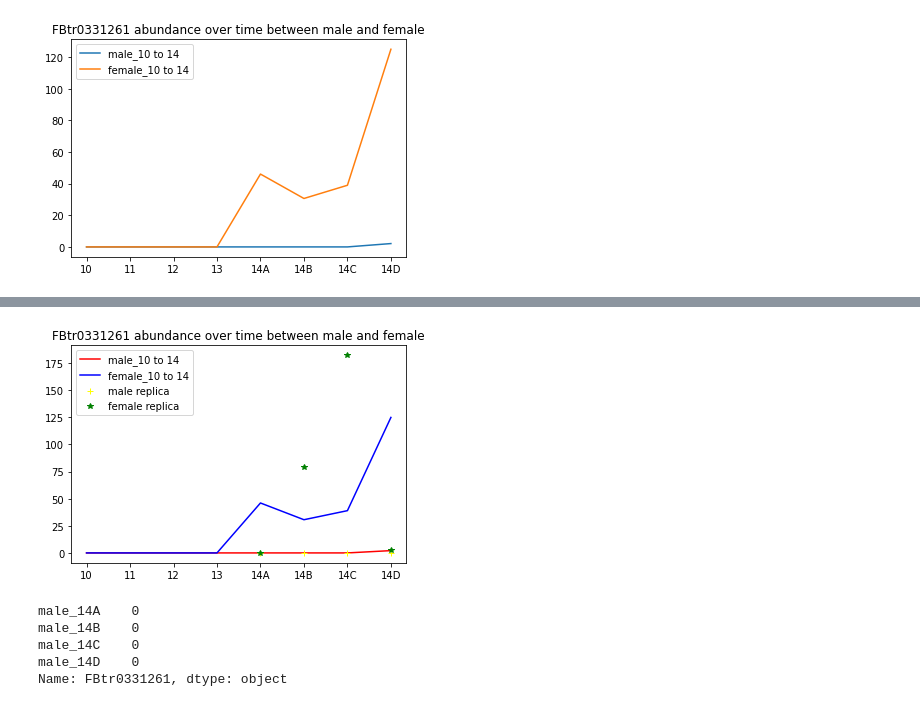
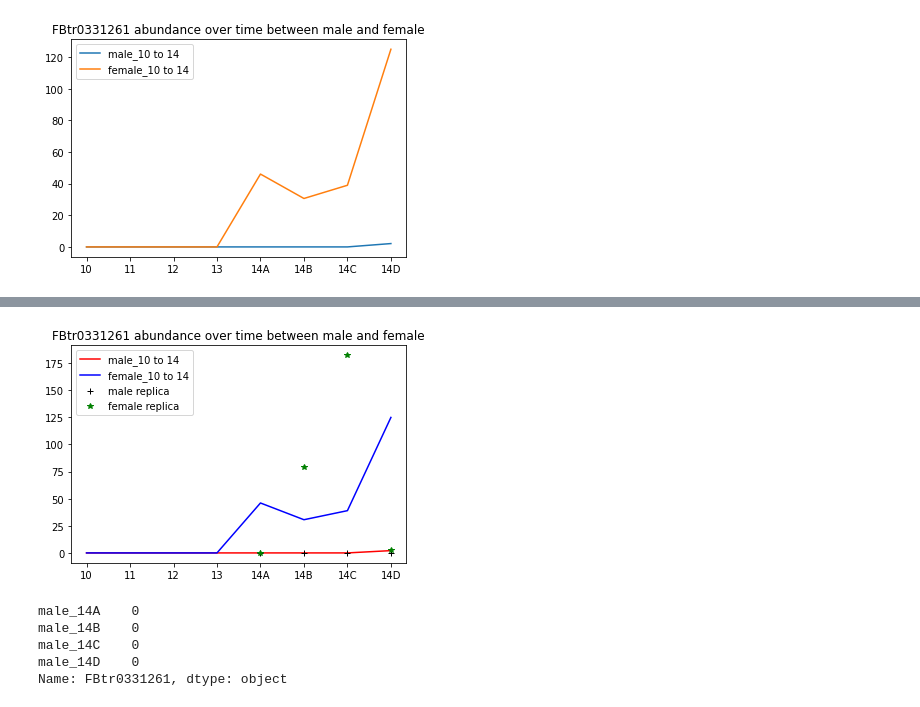
Before and after one commit to Andymao1998/qbb2021-answers, a Jupyter notebook: day4-lunch/Day4-lunch.ipynb, the cells around one changed output, grey strips where cells are left out. Drawn from its saved outputs; the diff is of its cells as text; code cells hidden in the pictures.

```diff
--- a/day4-lunch/Day4-lunch.ipynb
+++ b/day4-lunch/Day4-lunch.ipynb
@@ -139,14 +166,14 @@ female_rep = rep[4:8]
 # %%
 fig, ax = plt.subplots()
 ax.plot(x_1, y_1, c= "red", label="male_10 to 14")
 ax.plot(x_1, y_2, c= "blue", label="female_10 to 14")
-ax.plot(x_3, male_rep,"+", c="yellow", label="male replica")
+ax.plot(x_3, male_rep,"+", c="black", label="male replica")
 ax.plot(x_3, female_rep, "*", c="green", label="female replica")
 ax.legend()
 ax.set_title("FBtr0331261 abundance over time between male and female")
 plt.show()
 # %% [output]
-[figure, old version]
+[figure, new version]
 # %%
 male_rep
 # %% [output]
```
Also changed, not shown: parts of 10 cells of this notebook, 1 other file.
